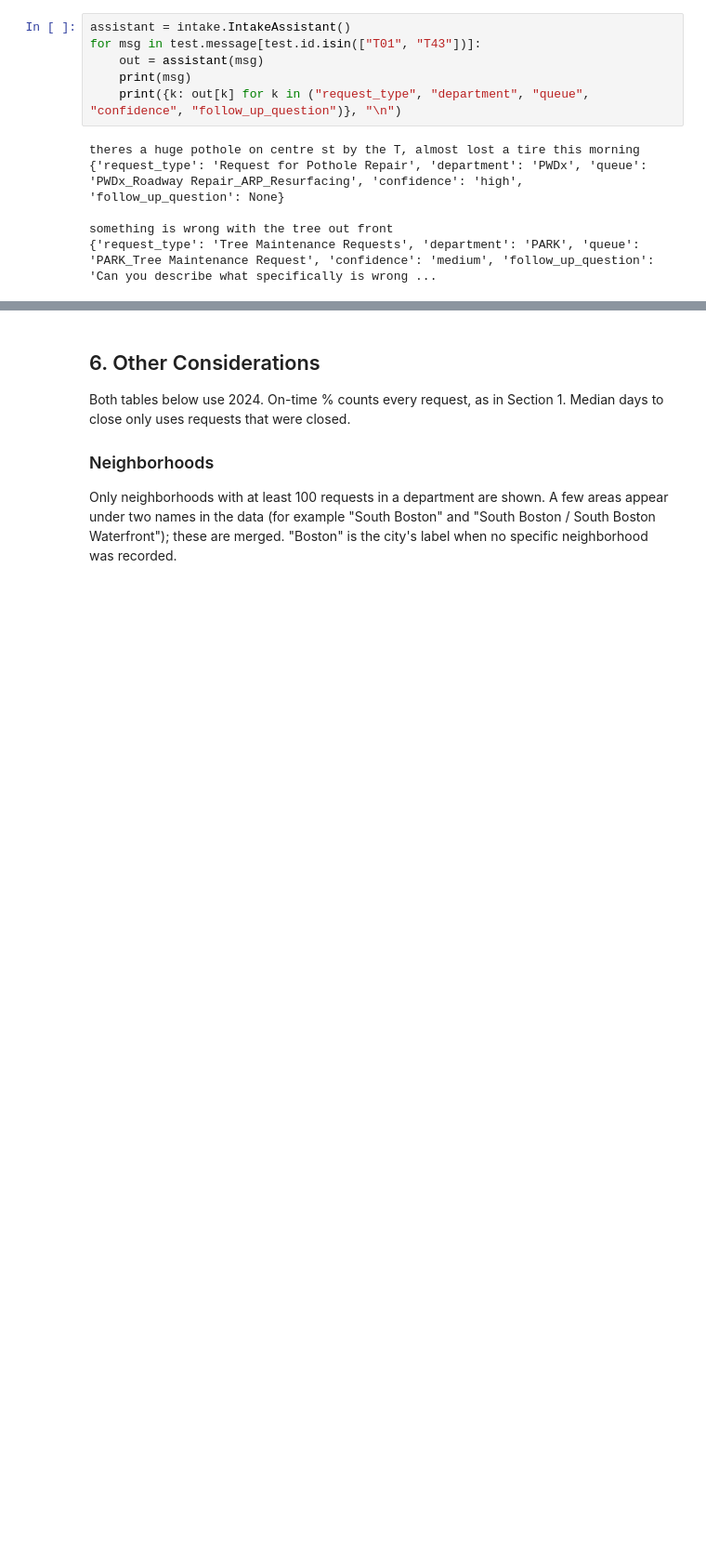
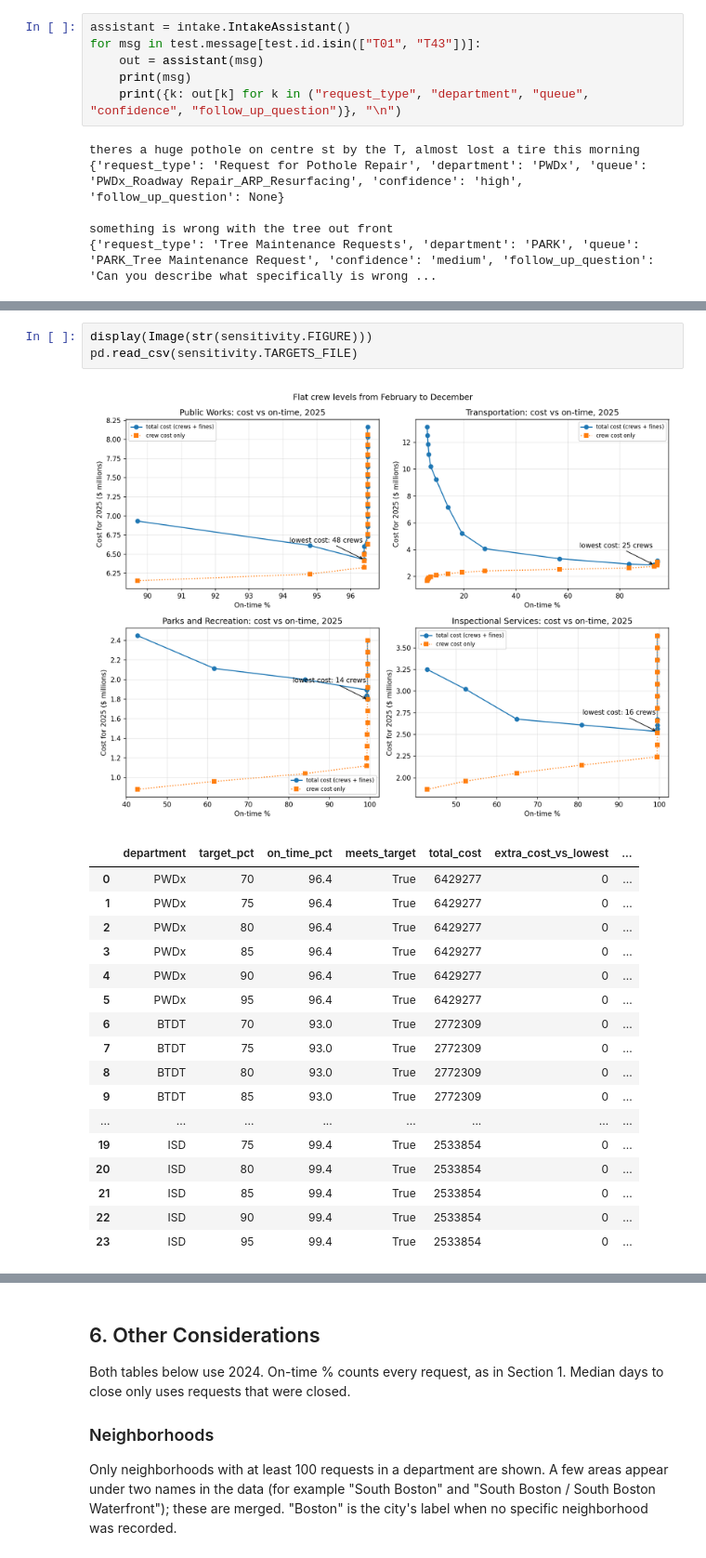
Before and after one commit to kavin1317/Boston-311-Crew-Staffing---Hackathon, a Jupyter notebook: notebooks/main.ipynb, the cells around one changed output, grey strips where cells are left out. Shown at 93% size. Cells and saved outputs as stored; diff of their text form; blank space fills up the shorter version.

```diff
--- a/notebooks/main.ipynb
+++ b/notebooks/main.ipynb
@@ -352,0 +514,22 @@ using `data/processed/forecast_2025.csv`.*
+# %%
+display(Image(str(sensitivity.FIGURE)))
+pd.read_csv(sensitivity.TARGETS_FILE)
+# %% [output]
+[figure, added]
+|  | department | target_pct | on_time_pct | meets_target | total_cost | extra_cost_vs_lowest | ... |
+| 0 | PWDx | 70 | 96.4 | True | 6429277 | 0 | ... |
+| 1 | PWDx | 75 | 96.4 | True | 6429277 | 0 | ... |
+| 2 | PWDx | 80 | 96.4 | True | 6429277 | 0 | ... |
+| 3 | PWDx | 85 | 96.4 | True | 6429277 | 0 | ... |
+| 4 | PWDx | 90 | 96.4 | True | 6429277 | 0 | ... |
+| 5 | PWDx | 95 | 96.4 | True | 6429277 | 0 | ... |
+| 6 | BTDT | 70 | 93.0 | True | 2772309 | 0 | ... |
+| 7 | BTDT | 75 | 93.0 | True | 2772309 | 0 | ... |
+| 8 | BTDT | 80 | 93.0 | True | 2772309 | 0 | ... |
+| 9 | BTDT | 85 | 93.0 | True | 2772309 | 0 | ... |
+| ... | ... | ... | ... | ... | ... | ... | ... |
+| 19 | ISD | 75 | 99.4 | True | 2533854 | 0 | ... |
+| 20 | ISD | 80 | 99.4 | True | 2533854 | 0 | ... |
+| 21 | ISD | 85 | 99.4 | True | 2533854 | 0 | ... |
+| 22 | ISD | 90 | 99.4 | True | 2533854 | 0 | ... |
+| 23 | ISD | 95 | 99.4 | True | 2533854 | 0 | ... |
```
Also changed, not shown: parts of 17 cells of this notebook, 4 other files.
